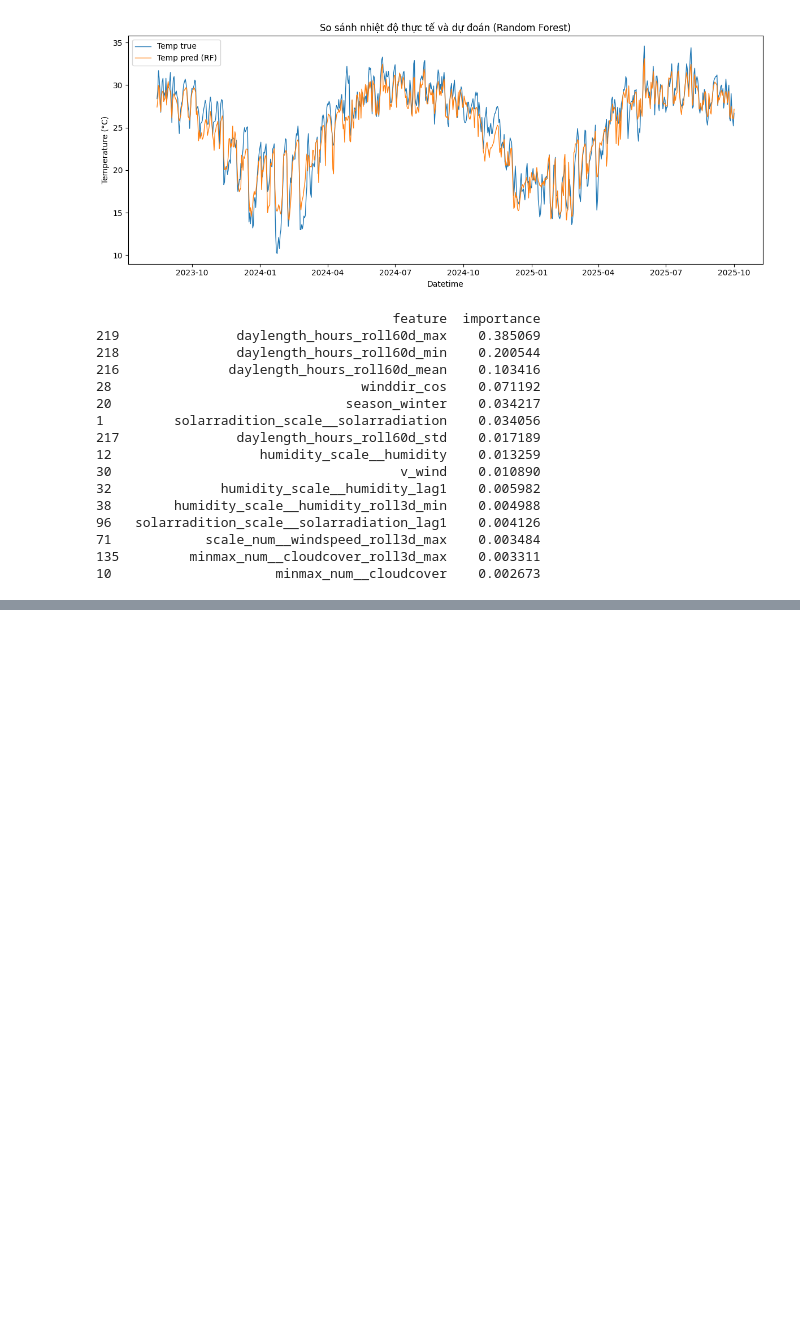
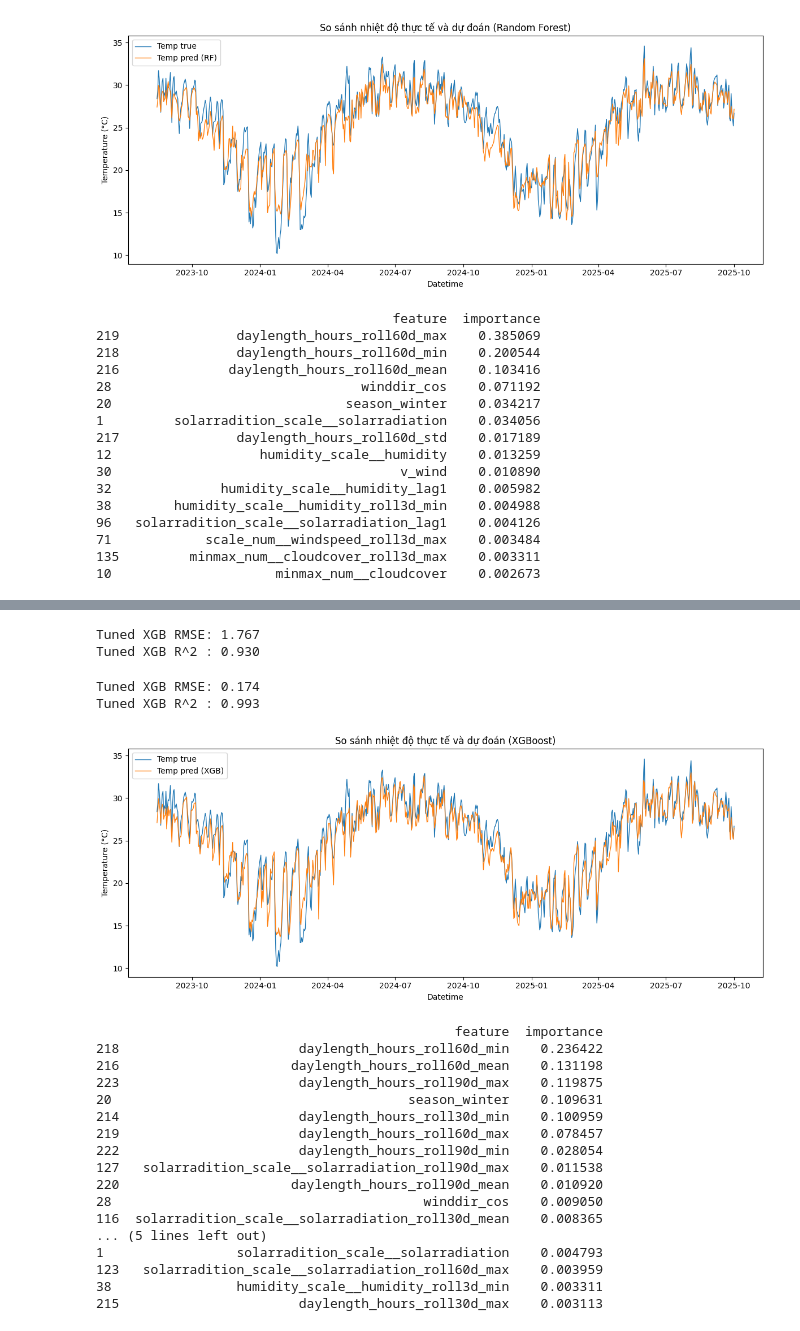
Before and after one commit to NgocHoa04/machine_learning_project, a Jupyter notebook: project.ipynb, the cells around one changed output, grey strips where cells are left out. Saved outputs shown, nothing was run; the diff lists cells and outputs as text; code cells hidden in the pictures; blank space fills up the shorter version.

```diff
--- a/project.ipynb
+++ b/project.ipynb
@@ -418,0 +517,80 @@ Random Forest R^2 : 0.908
+# %%
+best_params = search.best_params_
+
+best_xgb = XGBRegressor(
+    **best_params,
+    objective="reg:squarederror",
+    tree_method="hist",
+    n_jobs=-1,
+    random_state=42,
+    eval_metric="rmse"
+)
+
+best_xgb.fit(X_train, y_train)
+
+y_pred = best_xgb.predict(X_test)
+rmse = mean_squared_error(y_test, y_pred)
+r2   = r2_score(y_test, y_pred)
+
+print(f"Tuned XGB RMSE: {rmse:.3f}")
+print(f"Tuned XGB R^2 : {r2:.3f}")
+# %% [output]
+Tuned XGB RMSE: 1.767
+Tuned XGB R^2 : 0.930
+# %%
+y_pred = best_xgb.predict(X_train)
+rmse = mean_squared_error(y_train, y_pred)
+r2   = r2_score(y_train, y_pred)
+
+print(f"Tuned XGB RMSE: {rmse:.3f}")
+print(f"Tuned XGB R^2 : {r2:.3f}")
+# %% [output]
+Tuned XGB RMSE: 0.174
+Tuned XGB R^2 : 0.993
+# %%
+import matplotlib.pyplot as plt
+
+results_xgb = test_fe_model[["datetime", "temp"]].copy()
+results_xgb.rename(columns={"temp": "temp_true"}, inplace=True)
+results_xgb["temp_pred"] = y_pred
+
+results_xgb["datetime"] = pd.to_datetime(results_xgb["datetime"])
+results_xgb = results_xgb.sort_values("datetime")
+
+plt.figure(figsize=(12, 5))
+plt.plot(results_xgb["datetime"], results_xgb["temp_true"], label="Temp true", linewidth=1)
+plt.plot(results_xgb["datetime"], results_xgb["temp_pred"], label="Temp pred (XGB)", linewidth=1)
+plt.xlabel("Datetime")
+plt.ylabel("Temperature (°C)")
+plt.title("So sánh nhiệt độ thực tế và dự đoán (XGBoost)")
+plt.legend()
+plt.tight_layout()
+plt.show()
+
+
+importance = best_xgb.feature_importances_
+feat_imp = pd.DataFrame({
+    "feature": numeric_cols,
+    "importance": importance
+}).sort_values("importance", ascending=False)
+
+print(feat_imp.head(20))
+# %% [output]
+[figure, added]
+                                              feature  importance
+218                       daylength_hours_roll60d_min    0.236422
+216                      daylength_hours_roll60d_mean    0.131198
+223                       daylength_hours_roll90d_max    0.119875
+20                                      season_winter    0.109631
+214                       daylength_hours_roll30d_min    0.100959
+219                       daylength_hours_roll60d_max    0.078457
+222                       daylength_hours_roll90d_min    0.028054
+127   solarradition_scale__solarradiation_roll90d_max    0.011538
+220                      daylength_hours_roll90d_mean    0.010920
+28                                        winddir_cos    0.009050
+116  solarradition_scale__solarradiation_roll30d_mean    0.008365
+... (5 lines left out)
+1                 solarradition_scale__solarradiation    0.004793
+123   solarradition_scale__solarradiation_roll60d_max    0.003959
+38                humidity_scale__humidity_roll3d_min    0.003311
+215                       daylength_hours_roll30d_max    0.003113
```
Also changed, not shown: parts of 7 cells of this notebook.
